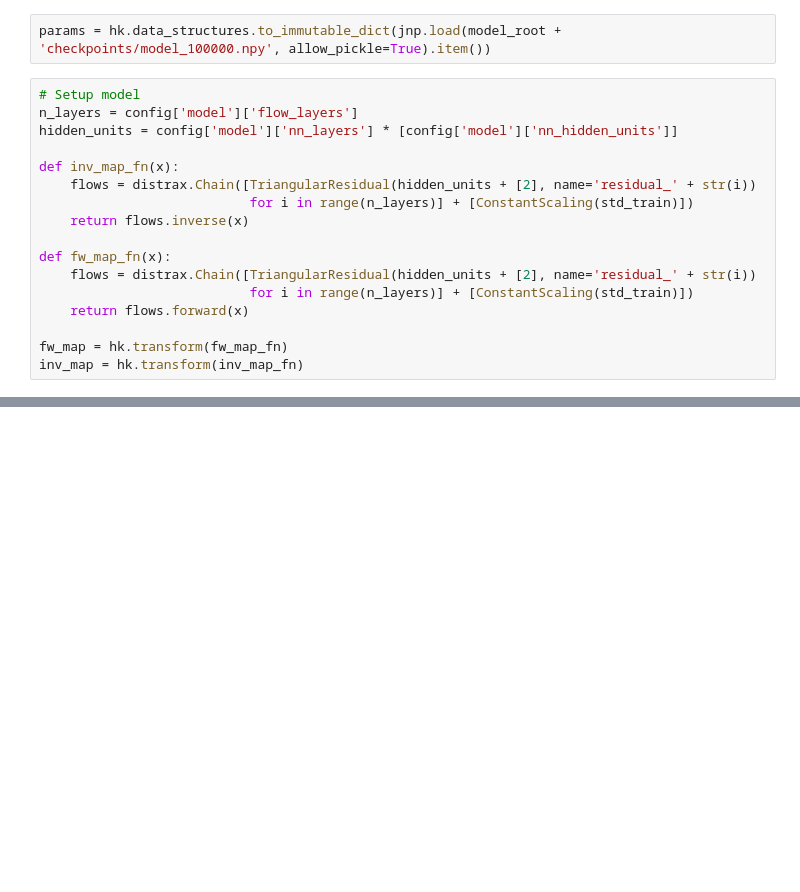
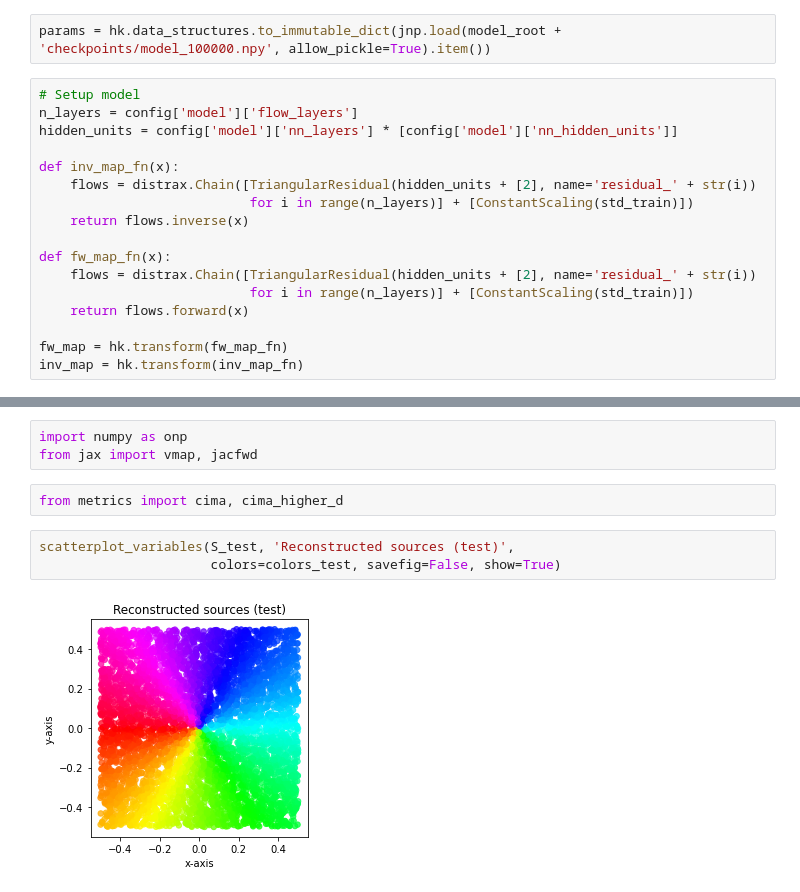
Before and after one commit to lgresele/independent-mechanism-analysis, a Jupyter notebook: measure_preserving_automorphism_triresflow.ipynb, the cells around one changed output, grey strips where cells are left out. Cells and saved outputs as stored; diff of their text form; blank space fills up the shorter version.

```diff
--- a/measure_preserving_automorphism_triresflow.ipynb
+++ b/measure_preserving_automorphism_triresflow.ipynb
@@ -81,0 +126,10 @@ scatterplot_variables(S_rec_uni_, 'Reconstructed sources (test)',
+# %%
+import numpy as onp
+from jax import vmap, jacfwd
+# %%
+from metrics import cima, cima_higher_d
+# %%
+scatterplot_variables(S_test, 'Reconstructed sources (test)',
+                      colors=colors_test, savefig=False, show=True)
+# %% [output]
+[figure, added]
```
Also changed, not shown: parts of 39 cells of this notebook.
